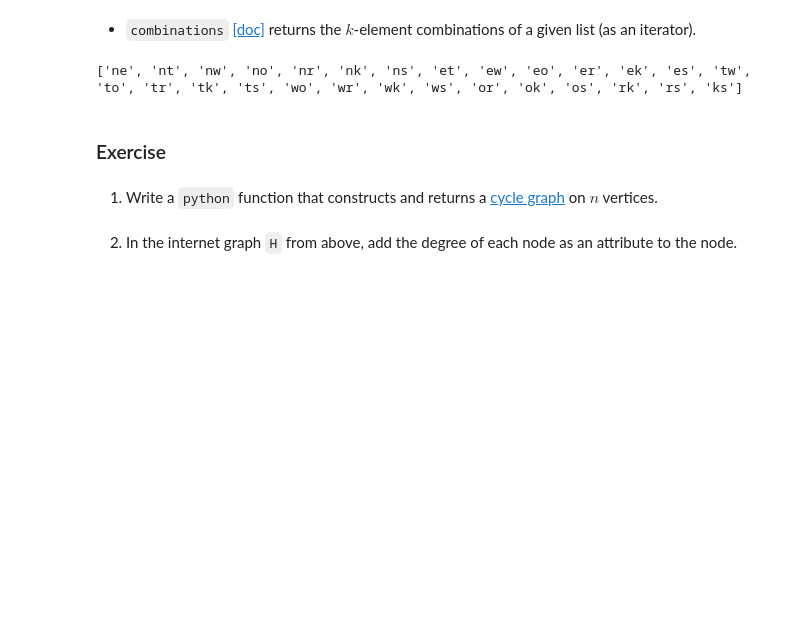
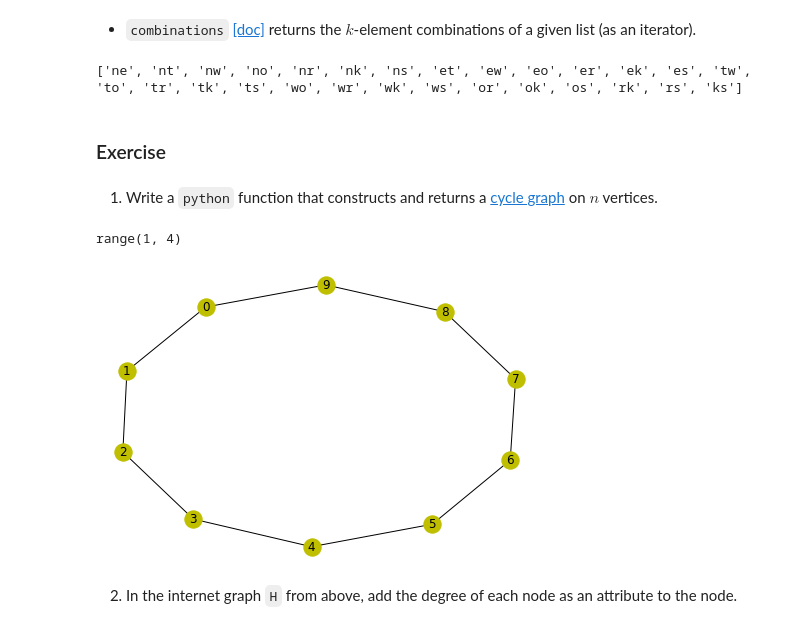
Before and after one commit to spriyansh/cs4423, a Jupyter notebook: networks02.ipynb, the cells around one changed output. Drawn from its saved outputs; the diff is of its cells as text; code cells hidden in the pictures; blank space fills up the shorter version.

```diff
--- a/networks02.ipynb
+++ b/networks02.ipynb
@@ -507,5 +507,26 @@ print(["".join(c) for c in combinations("networks", 2)])
 ### Exercise
 # %% [markdown]
 1. Write a `python` function that constructs and returns a [cycle graph](https://en.wikipedia.org/wiki/Cycle_graph) on $n$ vertices.
+# %%
+range(1,int(3)+1)
+# %% [output]
+range(1, 4)
+# %%
+def cycle(n):
+    r = range(n)
+    j = 1
+    edges = []
+    for i in r:
+        if j < len(r):
+            edges.append(str(i) + str(r[j]))
+            j += 1
+        else:
+            edges.append(str(i) + str(r[0]))
+    return(nx.draw(nx.Graph(edges), **opts))
+
+# Passing 10
+cycle(10)
+# %% [output]
+[figure, added]
 # %% [markdown]
 2. In the internet graph `H` from above, add the degree of each node as an attribute to the node.
```
Also changed, not shown: parts of 1 cell of this notebook, 1 other file.
